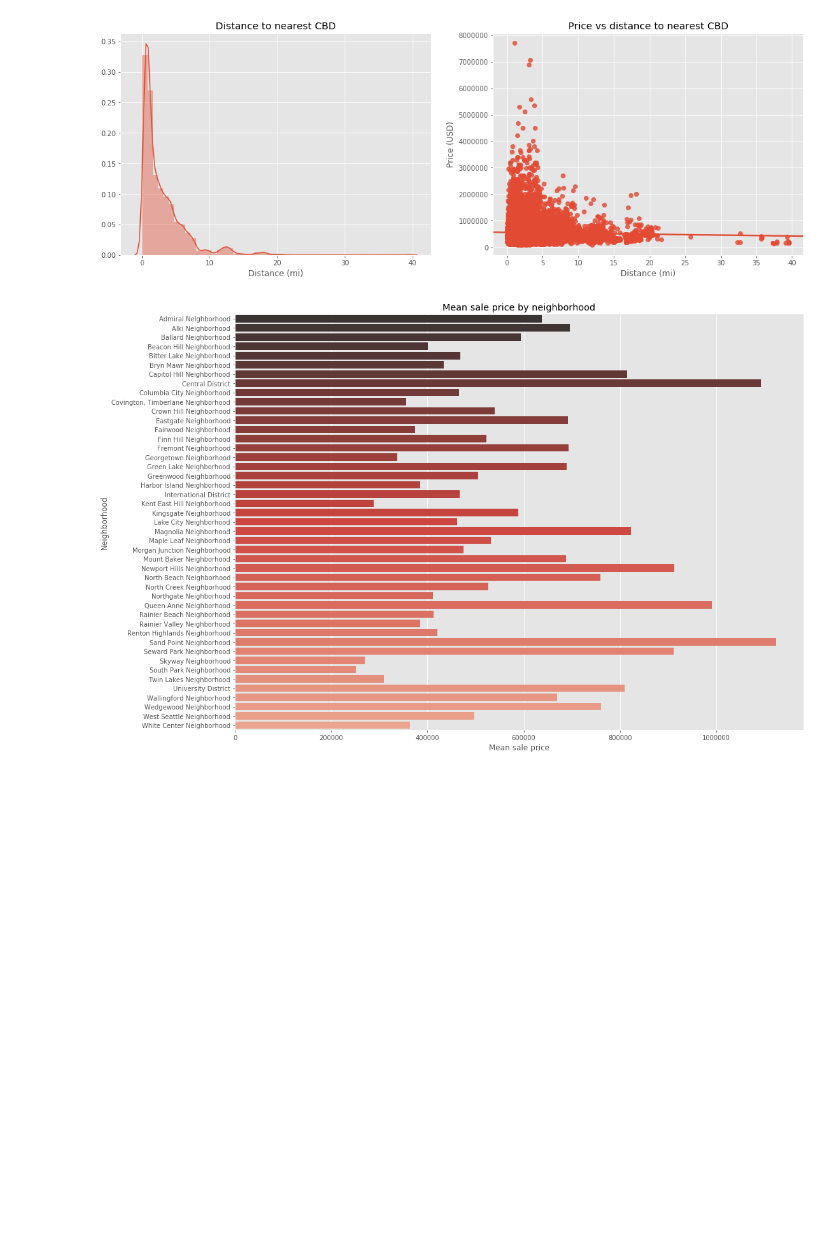
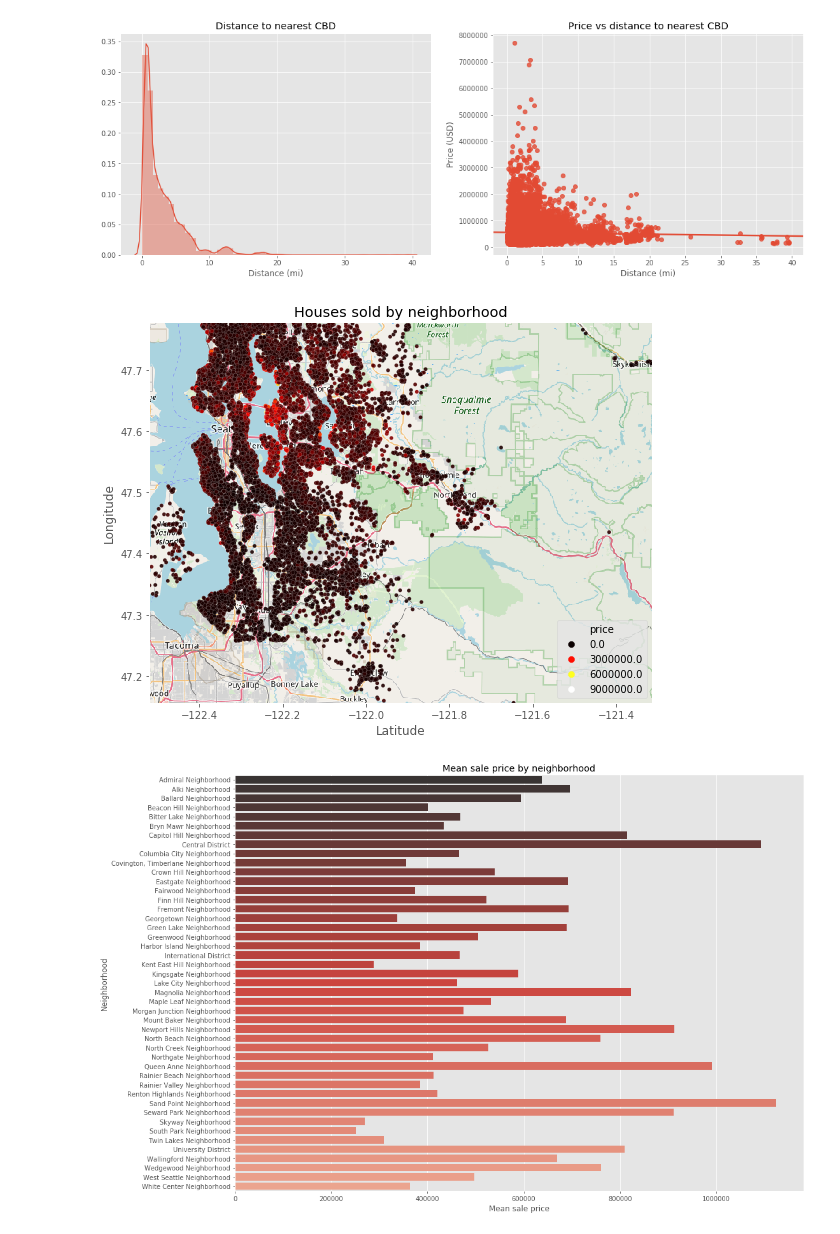
Before and after one commit to npeirson/dsc-v2-mod1-final-project-online-ds-sp-000, a Jupyter notebook: student.ipynb, the cells around one changed output. Saved outputs shown, nothing was run; the diff lists cells and outputs as text; code cells hidden in the pictures; blank space fills up the shorter version.

```diff
--- a/student.ipynb
+++ b/student.ipynb
@@ -438,6 +438,21 @@ ax.set(xlabel='Distance (mi)',ylabel='Price (USD)',
        title='Price vs distance to nearest CBD');
 # %% [output]
 [figure]
+# %%
+bbox = (data['long'].min(),data['long'].max(),
+        data['lat'].min(),data['lat'].max())
+ruh_m = plt.imread('map.png')
+fig, ax = plt.subplots(figsize = (9,7))
+sns.scatterplot('long','lat',data=data,hue='price',
+                alpha=0.9,s=15,
+                palette='hot',linewidth=0.1)
+ax.set_xlim(bbox[0],bbox[1])
+ax.set_ylim(bbox[2],bbox[3])
+ax.set(xlabel='Latitude',ylabel='Longitude',title='Houses sold by neighborhood')
+ax.grid(False)
+ax.imshow(ruh_m, zorder=0, extent=bbox,aspect='auto');
+# %% [output]
+[figure, added]
 # %%
 mean_hood_price = data.groupby(['nearest_hood'])['price'].mean()
 plt.figure(figsize=(16,12))
```
Also changed, not shown: parts of 9 cells of this notebook, 4 other files.
